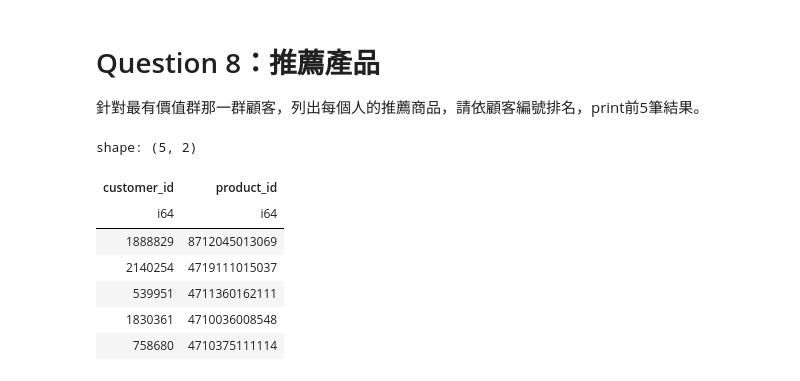
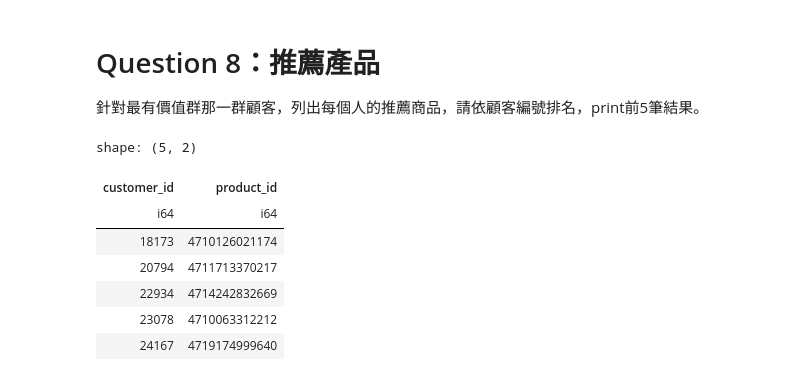
Before and after one commit to pan93412/nkust-homework, a Jupyter notebook: semester-5/business-platform-design/hw10/hw10-polars.ipynb, the cells around one changed output. Cells and saved outputs as stored; diff of their text form; code cells hidden in the pictures.

```diff
--- a/semester-5/business-platform-design/hw10/hw10-polars.ipynb
+++ b/semester-5/business-platform-design/hw10/hw10-polars.ipynb
@@ -566,28 +566,30 @@ shape: (1, 3)
 # %%
 (
     four_cluster_df.with_columns(rfm_df["CustomerID"])
     .sort("CustomerID")
     .filter(pl.col("cluster") == 2)
     .join(df, left_on="CustomerID", right_on="CUSTOMER_ID")
     .select(
         pl.col("CustomerID").alias("customer_id"),
         pl.col("PRODUCT_ID").alias("product_id"),
         pl.col("SALES_FIGURE").alias("sales_figure"),
     )
     .group_by("customer_id")
     .agg(
         product_id=pl.col("product_id")
         .filter(pl.col("sales_figure") == pl.col("sales_figure").max())
+        .sort()
         .first(),
     )
+    .sort("customer_id")
     .head(5)
 )
 # %% [output]
 shape: (5, 2)
 | customer_id | product_id |
 | i64 | i64 |
-| 1888829 | 8712045013069 |
-| 2140254 | 4719111015037 |
-| 539951 | 4711360162111 |
-| 1830361 | 4710036008548 |
-| 758680 | 4710375111114 |
+| 18173 | 4710126021174 |
+| 20794 | 4711713370217 |
+| 22934 | 4714242832669 |
+| 23078 | 4710063312212 |
+| 24167 | 4719174999640 |
```
Also changed, not shown: parts of 17 cells of this notebook, 2 other files.
